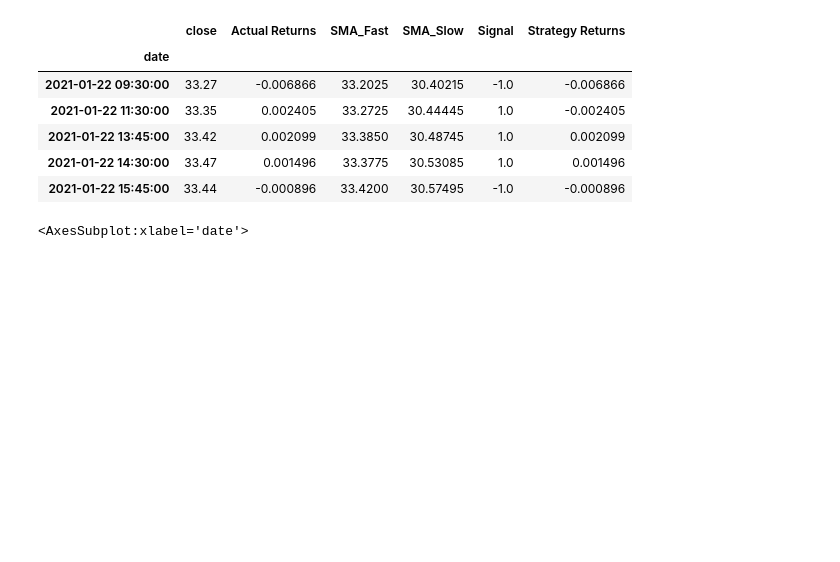
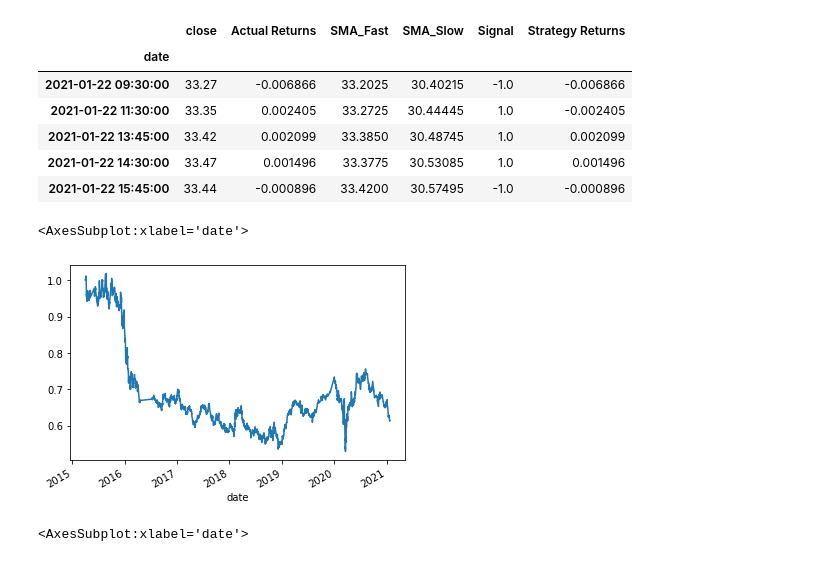
Before and after one commit to jpmaddox97/module_14_challenge, a Jupyter notebook: Starter_Code/machine_learning_trading_bot.ipynb, the cells around one changed output. Cells and saved outputs as stored; diff of their text form; code cells hidden in the pictures; blank space fills up the shorter version.

```diff
--- a/Starter_Code/machine_learning_trading_bot.ipynb
+++ b/Starter_Code/machine_learning_trading_bot.ipynb
@@ -166,3 +201,16 @@ display(signals_df.tail())
 | 2021-01-22 13:45:00 | 33.42 | 0.002099 | 33.3850 | 30.48745 |
 | 2021-01-22 14:30:00 | 33.47 | 0.001496 | 33.3775 | 30.53085 |
 | 2021-01-22 15:45:00 | 33.44 | -0.000896 | 33.4200 | 30.57495 |
+# %%
+# Initialize the new Signal column
+signals_df2['Signal'] = 0.0
+
+# When Actual Returns are greater than or equal to 0, generate signal to buy stock long
+signals_df2.loc[(signals_df2['Actual Returns'] >= 0), 'Signal'] = 1
+
+# When Actual Returns are less than 0, generate signal to sell stock short
+signals_df2.loc[(signals_df2['Actual Returns'] < 0), 'Signal'] = -1
+
+# Review the DataFrame
+display(signals_df2.head())
+display(signals_df2.tail())
@@ -202,0 +272,7 @@ Name: Signal, dtype: int64
+# %%
+# Calculate the strategy returns and add them to the signals_df DataFrame
+signals_df2['Strategy Returns'] = signals_df2['Actual Returns'] * signals_df2['Signal'].shift()
+
+# Review the DataFrame
+display(signals_df2.head())
+display(signals_df2.tail())
@@ -222,6 +313,12 @@ display(signals_df.tail())
 | 2021-01-22 13:45:00 | 33.42 | 0.002099 | 33.3850 | 30.48745 | 1.0 | 0.002099 |
 | 2021-01-22 14:30:00 | 33.47 | 0.001496 | 33.3775 | 30.53085 | 1.0 | 0.001496 |
 | 2021-01-22 15:45:00 | 33.44 | -0.000896 | 33.4200 | 30.57495 | -1.0 | -0.000896 |
+# %%
+# Plot Strategy Returns to examine performance
+(1 + signals_df2['Strategy Returns']).cumprod().plot()
+# %% [output]
+<AxesSubplot:xlabel='date'>
+[figure, added]
 # %%
 # Plot Strategy Returns to examine performance
 (1 + signals_df['Strategy Returns']).cumprod().plot()
```
Also changed, not shown: parts of 18 cells of this notebook, 2 other files.
